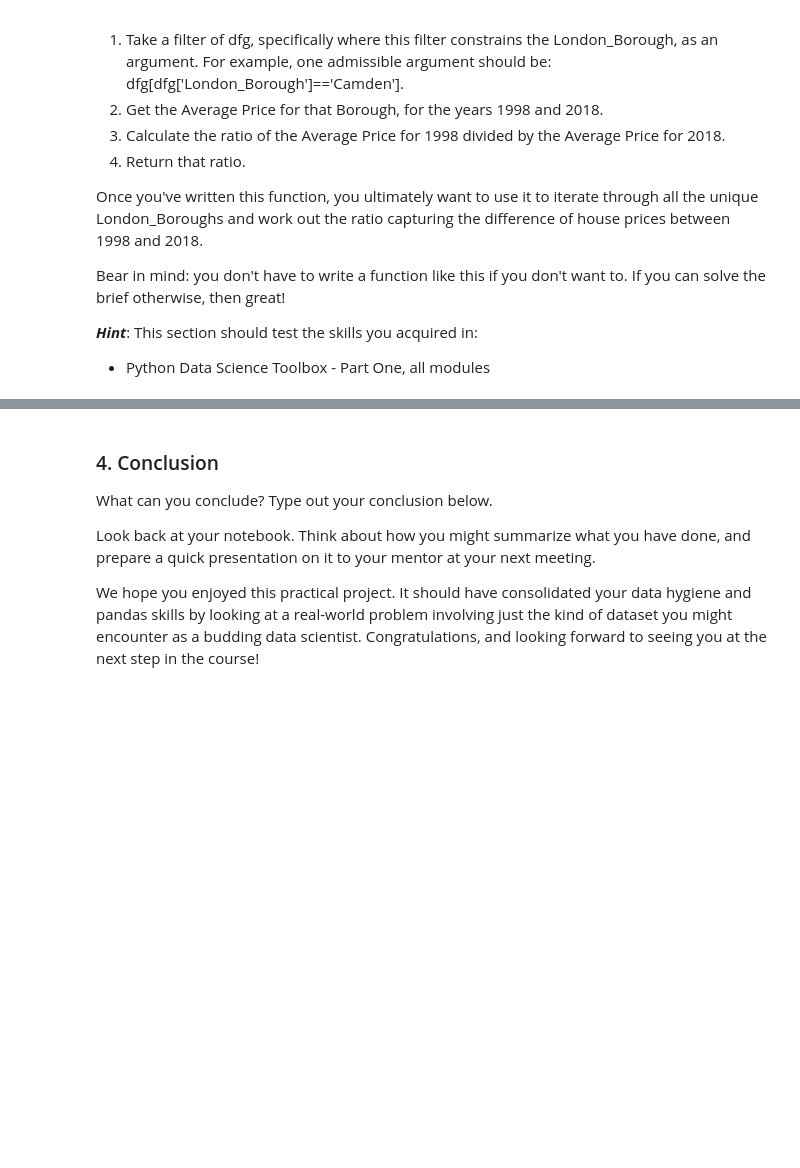
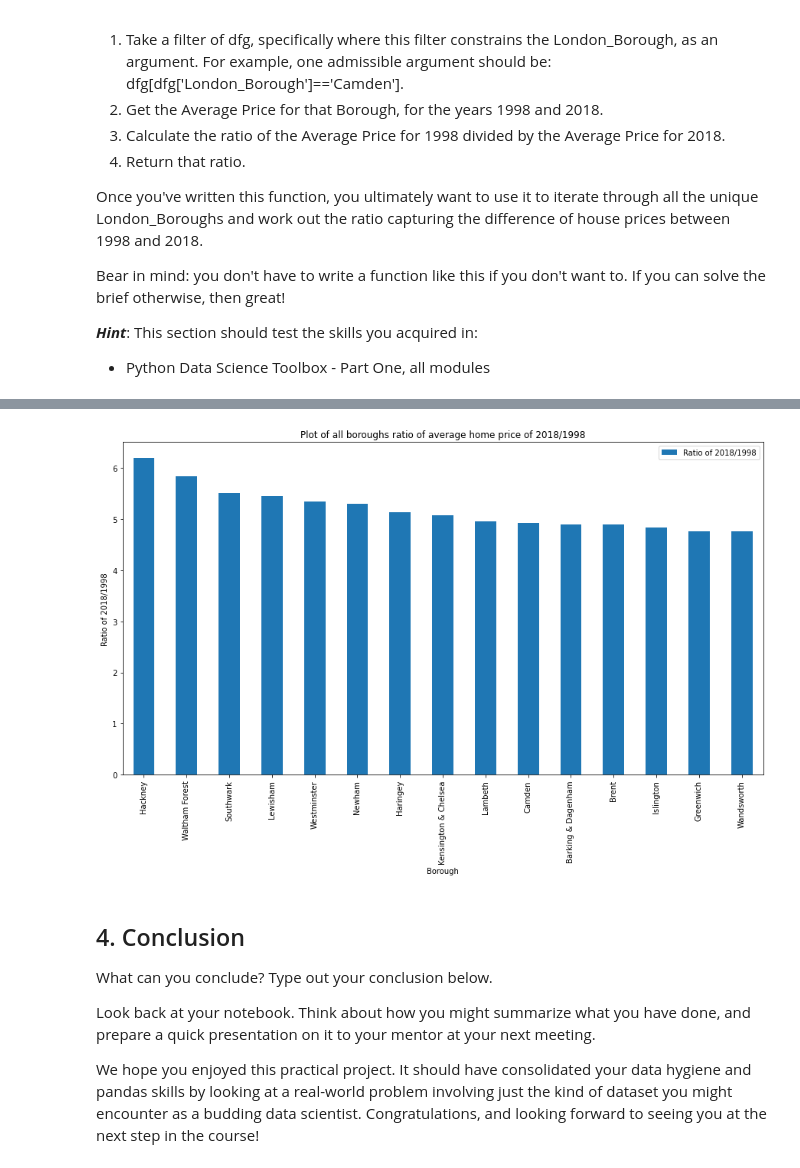
Before and after one commit to synewaz/Springboard-Data-Science-Career-Track-Unit-4-Challenge---Tier-3-Complete, a Jupyter notebook: Unit 4 Challenge - Tier 3.ipynb, the cells around one changed output, grey strips where cells are left out. Cells and saved outputs as stored; diff of their text form; code cells hidden in the pictures; blank space fills up the shorter version.

```diff
--- a/Unit 4 Challenge - Tier 3.ipynb
+++ b/Unit 4 Challenge - Tier 3.ipynb
@@ -494,0 +556,3 @@ Bear in mind: you don't have to write a function like this if you don't want to.
+# %%
+ratios_dfg = pd.DataFrame([ratios])
+ratios_dfg
@@ -494,0 +563,3 @@ Bear in mind: you don't have to write a function like this if you don't want to.
+# %%
+ratios_dfg = ratios_dfg.T.reset_index()
+ratios_dfg.head()
@@ -494,0 +573,3 @@ Bear in mind: you don't have to write a function like this if you don't want to.
+# %%
+ratios_dfg = ratios_dfg.rename(columns={"index": "Borough", 0 : "Ratio of 2018/1998"})
+sorted_ratios_dfg = ratios_dfg.sort_values("Ratio of 2018/1998",ascending = False)
@@ -494,0 +596,3 @@ Bear in mind: you don't have to write a function like this if you don't want to.
+# %%
+top_15 = sorted_ratios_dfg.head(15)
+top_15
@@ -495,5 +616,14 @@ Bear in mind: you don't have to write a function like this if you don't want to.
+# %%
+ax = top_15[['Borough','Ratio of 2018/1998']].plot(kind='bar',figsize=(15,8))
+
+ax.set_xticklabels(top_15.Borough);
+plt.title('Plot of all boroughs ratio of average home price of 2018/1998');
+plt.xlabel("Borough");
+plt.ylabel("Ratio of 2018/1998");
+# %% [output]
+[figure, added]
 # %% [markdown]
-### 4. Conclusion
+## 4. Conclusion
 What can you conclude? Type out your conclusion below.
 
 Look back at your notebook. Think about how you might summarize what you have done, and prepare a quick presentation on it to your mentor at your next meeting.
```
Also changed, not shown: parts of 13 cells of this notebook.
